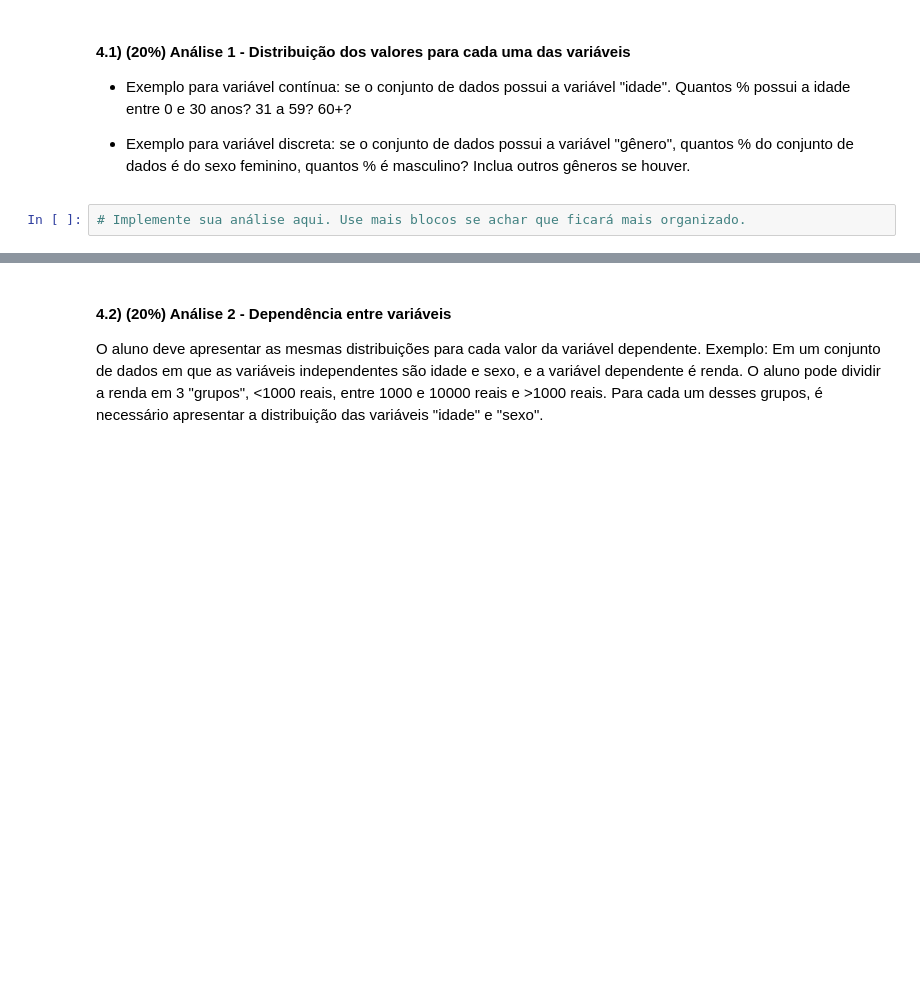
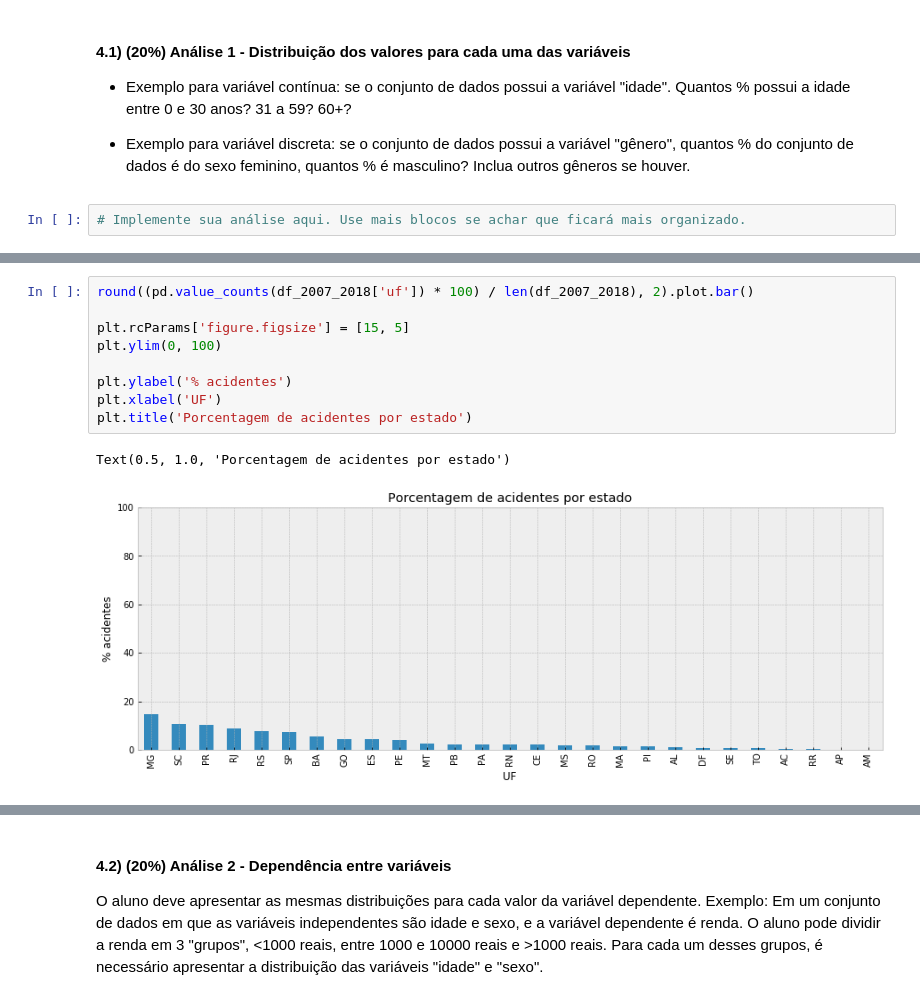
Before and after one commit to LilianeAquino/aed_projeto_1, a Jupyter notebook: template.ipynb, the cells around one changed output, grey strips where cells are left out. Drawn from its saved outputs; the diff is of its cells as text; blank space fills up the shorter version.

```diff
--- a/template.ipynb
+++ b/template.ipynb
@@ -232,0 +259,12 @@ df.head(2)
+# %%
+round((pd.value_counts(df_2007_2018['uf']) * 100) / len(df_2007_2018), 2).plot.bar()
+
+plt.rcParams['figure.figsize'] = [15, 5]
+plt.ylim(0, 100)
+
+plt.ylabel('% acidentes')
+plt.xlabel('UF')
+plt.title('Porcentagem de acidentes por estado')
+# %% [output]
+Text(0.5, 1.0, 'Porcentagem de acidentes por estado')
+[figure, added]
```
Also changed, not shown: parts of 12 cells of this notebook.
